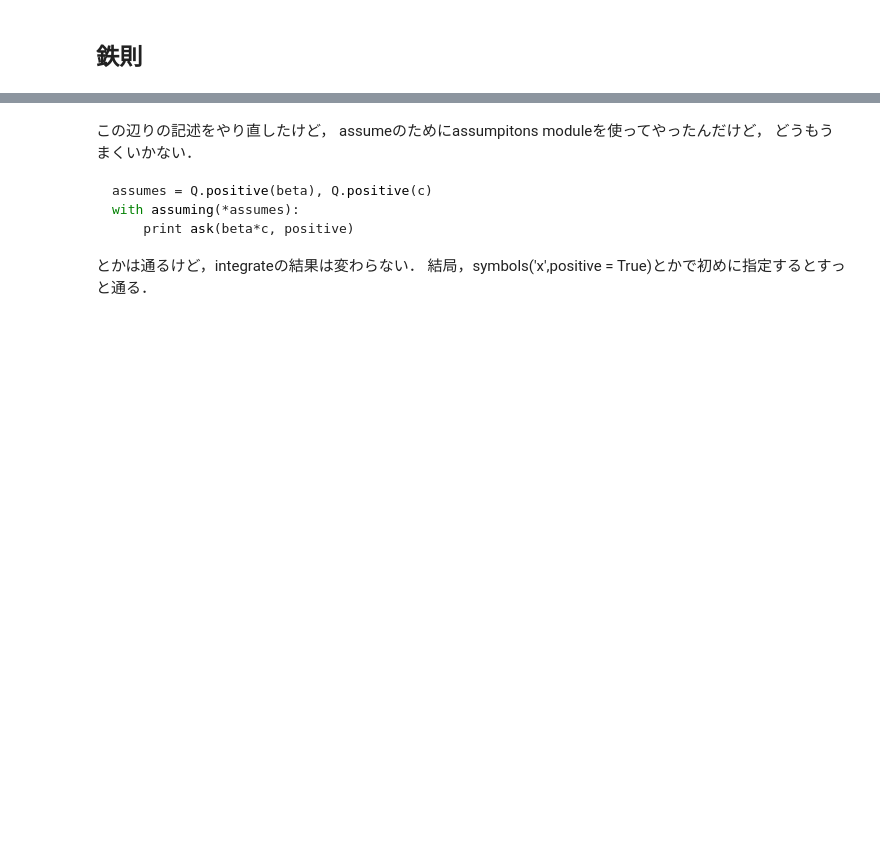
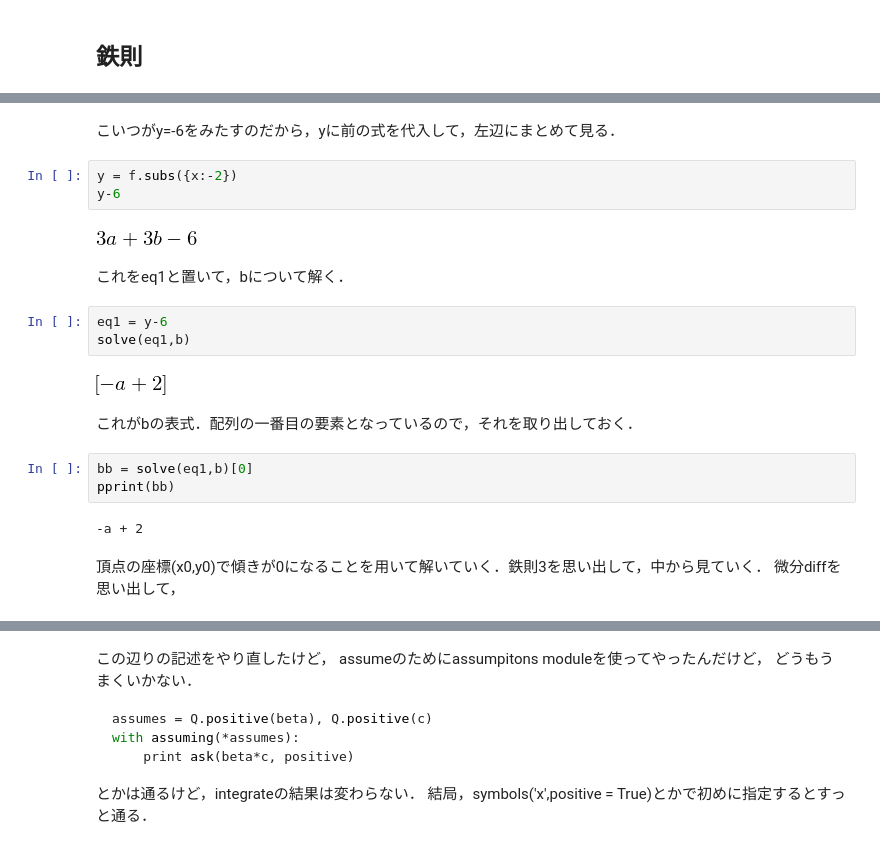
Before and after one commit to daddygongon/jupyter_num_calc, a Jupyter notebook: symbolic_math/equation_manipulation.ipynb, the cells around one changed output, grey strips where cells are left out. Cells and saved outputs as stored; diff of their text form; blank space fills up the shorter version.

```diff
--- a/symbolic_math/equation_manipulation.ipynb
+++ b/symbolic_math/equation_manipulation.ipynb
@@ -280,0 +277,24 @@ ValueError: The same variable should be used in all univariate expressions being
+# %% [markdown]
+こいつがy=-6をみたすのだから，yに前の式を代入して，左辺にまとめて見る．
+# %%
+y = f.subs({x:-2})
+y-6
+# %% [output]
+[figure, added]
+# %% [markdown]
+これをeq1と置いて，bについて解く．
+# %%
+eq1 = y-6
+solve(eq1,b)
+# %% [output]
+[figure, added]
+# %% [markdown]
+これがbの表式．配列の一番目の要素となっているので，それを取り出しておく．
+# %%
+bb = solve(eq1,b)[0]
+pprint(bb)
+# %% [output]
+-a + 2
+# %% [markdown]
+頂点の座標(x0,y0)で傾きが0になることを用いて解いていく．鉄則3を思い出して，中から見ていく．
+微分diffを思い出して，
```
Also changed, not shown: parts of 97 cells of this notebook, 1 other file.
